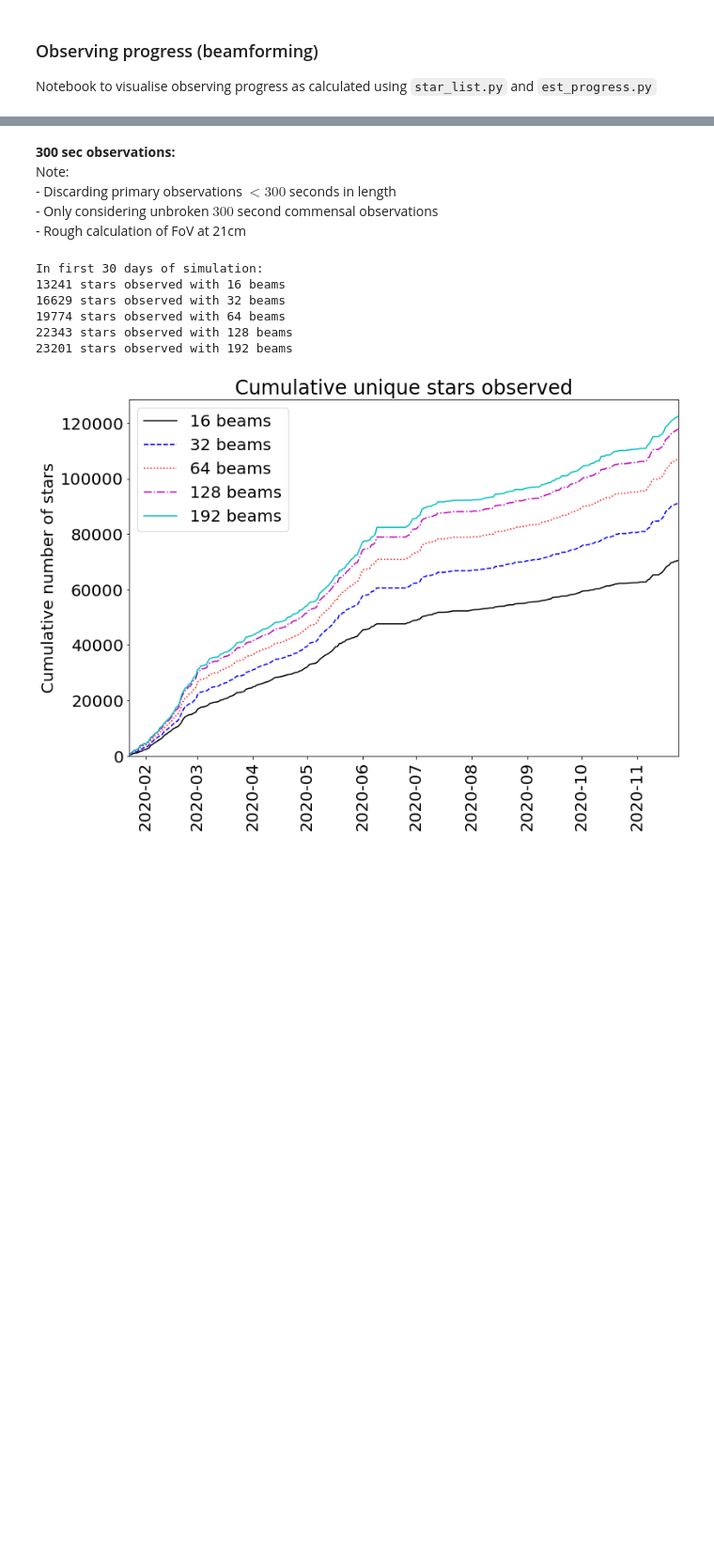
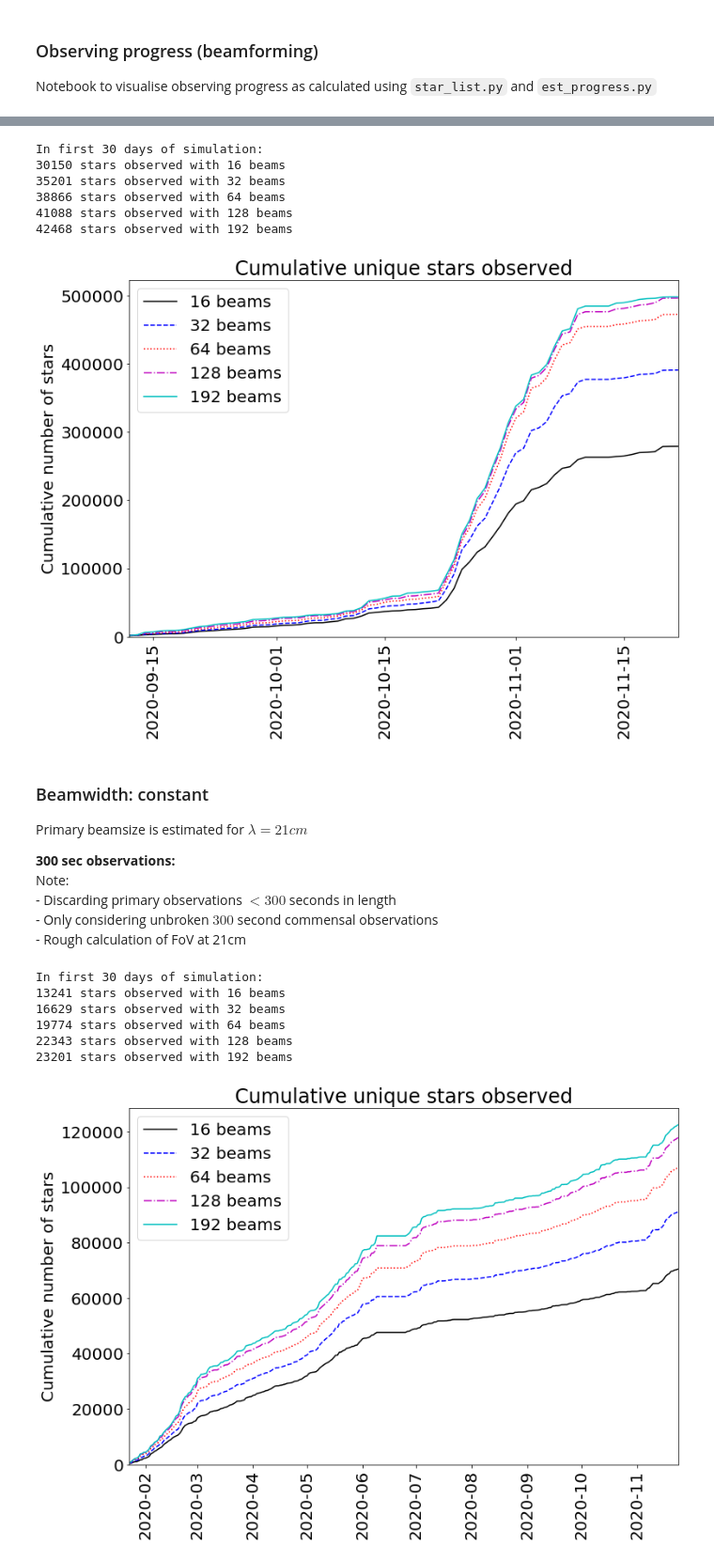
Before and after one commit to danielczech/observing-progress, a Jupyter notebook: observing-progress.ipynb, the cells around one changed output, grey strips where cells are left out. Shown at 94% size. Drawn from its saved outputs; the diff is of its cells as text; code cells hidden in the pictures; blank space fills up the shorter version.

Commit message:
Adaptive beam size for band

```diff
--- a/observing-progress.ipynb
+++ b/observing-progress.ipynb
@@ -11,4 +19,64 @@ plt.rcParams.update({'font.size': 20})
+# %%
+# Load progress files for different beam numbers
+with open('progress_16_30_a.pkl', 'rb') as f:
+    progress_16_30 = pickle.load(f)
+with open('progress_32_30_a.pkl', 'rb') as f:
+    progress_32_30 = pickle.load(f)
+with open('progress_64_30_a.pkl', 'rb') as f:
+    progress_64_30 = pickle.load(f)
+with open('progress_128_30_a.pkl', 'rb') as f:
+    progress_128_30 = pickle.load(f)
+with open('progress_192_30_a.pkl', 'rb') as f:
+    progress_192_30 = pickle.load(f)
+# %%
+# Plot observing progress by date:
+c_16 = np.cumsum(progress_16_30[1])
+c_32 = np.cumsum(progress_32_30[1])
+c_64 = np.cumsum(progress_64_30[1])
+c_128 = np.cumsum(progress_128_30[1])
+c_192 = np.cumsum(progress_192_30[1])
+
+print('In first 30 days of simulation: ')
+print('{} stars observed with 16 beams'.format(c_16[30]))
+print('{} stars observed with 32 beams'.format(c_32[30]))
+print('{} stars observed with 64 beams'.format(c_64[30]))
+print('{} stars observed with 128 beams'.format(c_128[30]))
+print('{} stars observed with 192 beams'.format(c_192[30]))
+
+print('In second 30 days of simulation: ')
+print('{} stars observed with 16 beams'.format(c_16[60] - c_16[30]))
+print('{} stars observed with 32 beams'.format(c_32[60] - c_32[30]))
+print('{} stars observed with 64 beams'.format(c_64[60] - c_64[30]))
+print('{} stars observed with 128 beams'.format(c_32[30] - c_128[30]))
+print('{} stars observed with 192 beams'.format(c_192[30]))
+
+fig = plt.figure(figsize = (12,8))
+plt.plot(progress_16_30[0], c_16, c = 'k', label = '16 beams')
+plt.plot(progress_32_30[0], c_32, c = 'b', ls = '--', label = '32 beams')
+plt.plot(progress_64_30[0], c_64, c = 'r', ls = ':', label = '64 beams')
+plt.plot(progress_128_30[0], c_128, c = 'm', ls = '-.', label = '128 beams')
+plt.plot(progress_192_30[0], c_192, c = 'c', ls = '-', label = '192 beams')
+
+plt.title("Cumulative unique stars observed")
+plt.ylabel("Cumulative number of stars")
+plt.xticks(rotation = 90)
+plt.xlim([min(progress_16_30[0]), max(progress_16_30[0])])
+plt.gca().set_ylim(bottom = 0)
+plt.legend()
+fig.savefig('progress_30_a.png', bbox_inches='tight', dpi=400, transparent = False, facecolor = 'white')
+plt.show()
+# %% [output]
+In first 30 days of simulation:
+30150 stars observed with 16 beams
+35201 stars observed with 32 beams
+38866 stars observed with 64 beams
+41088 stars observed with 128 beams
+42468 stars observed with 192 beams
+[figure, added]
 # %% [markdown]
+### Beamwidth: constant
+Primary beamsize is estimated for $\lambda = 21cm$
+
 __300 sec observations:__
 Note:
     - Discarding primary observations $< 300$ seconds in length
```
Also changed, not shown: parts of 3 cells of this notebook.
